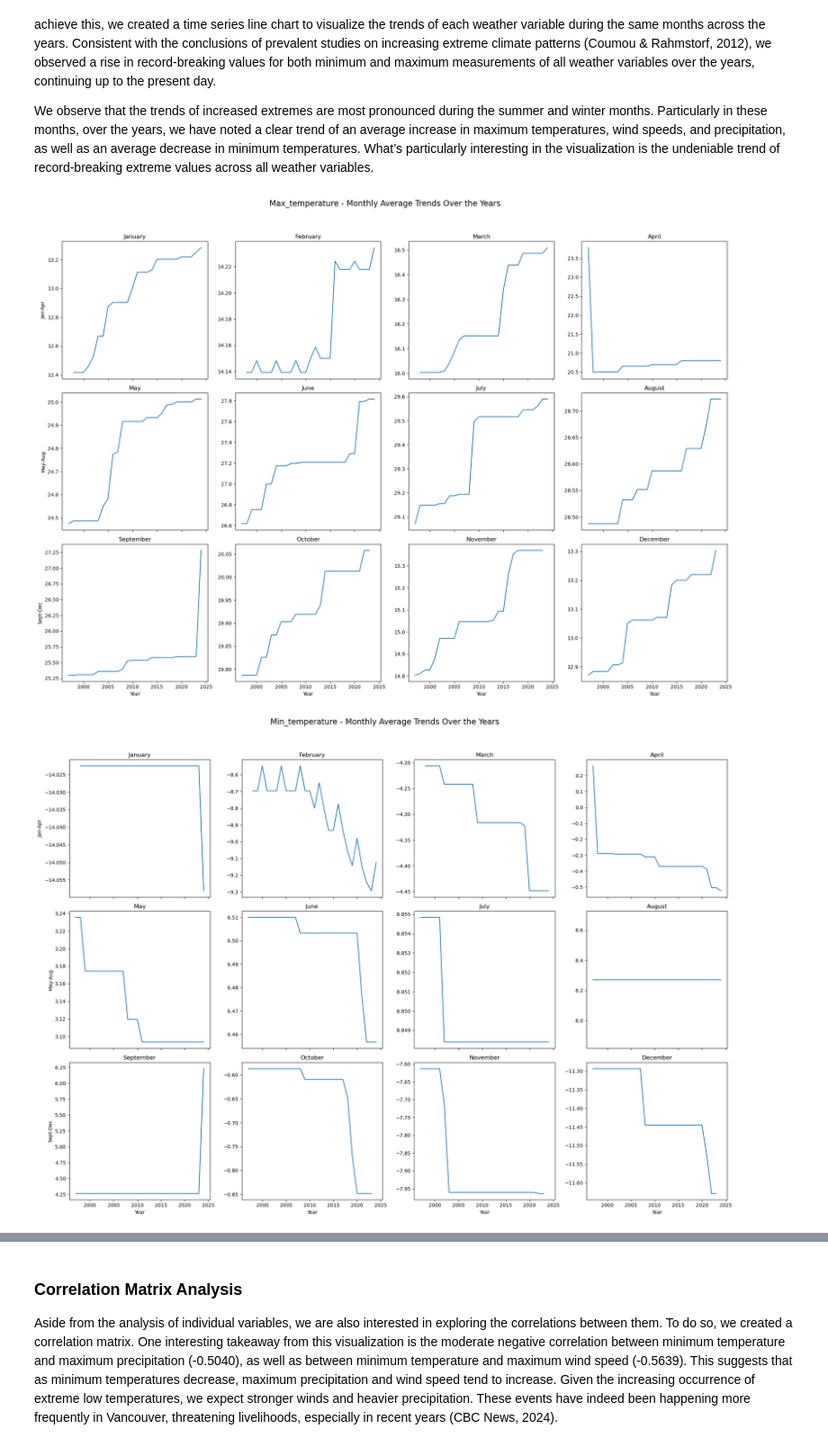
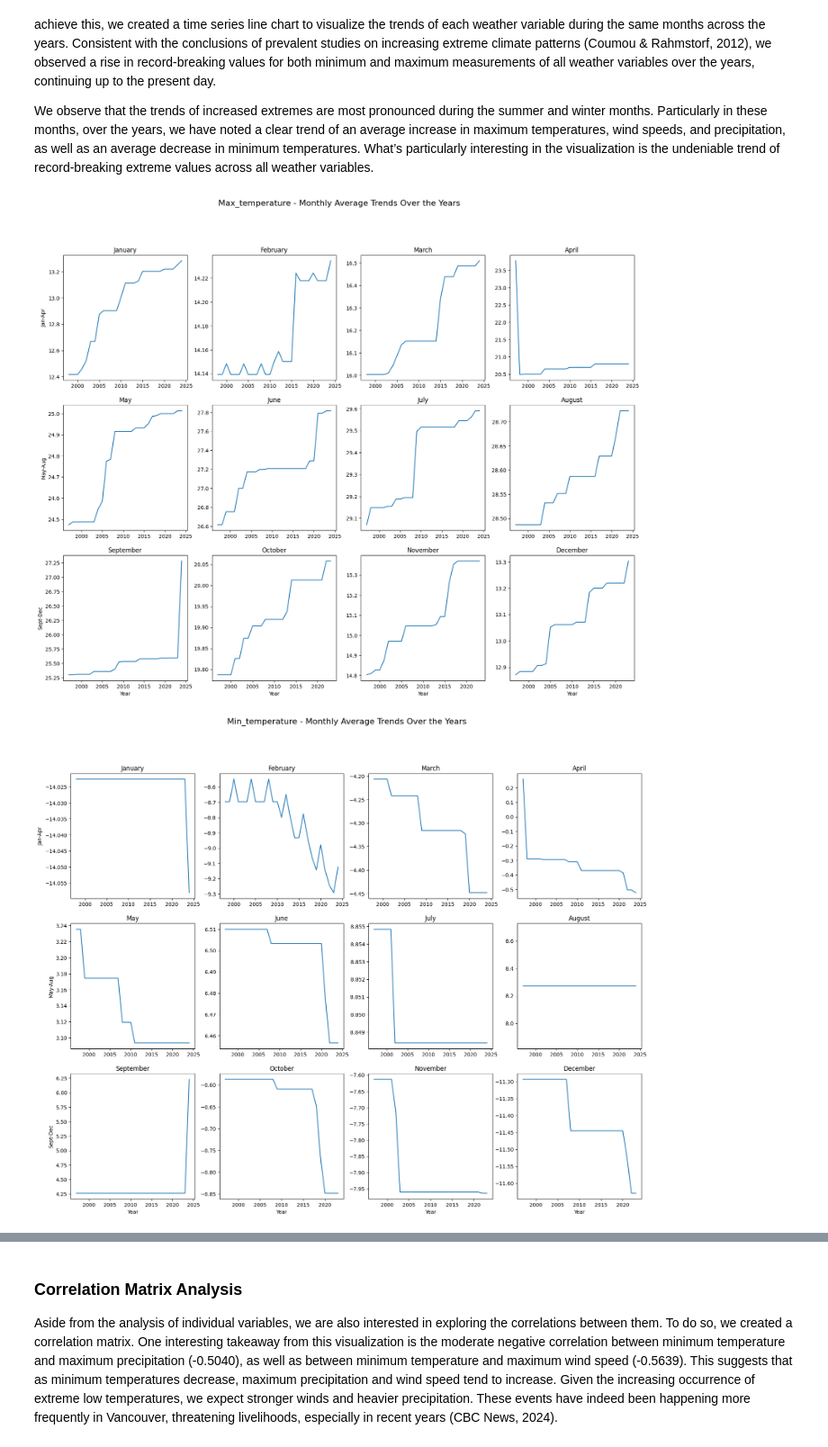
Before and after one commit to King7D/econ323-project, a Jupyter notebook: project.ipynb, the cells around one changed output, grey strips where cells are left out. Shown at 90% size. Drawn from its saved outputs; the diff is of its cells as text; code cells hidden in the pictures.

```diff
--- a/project.ipynb
+++ b/project.ipynb
@@ -99,35 +107,33 @@ We observe that the trends of increased extremes are most pronounced during the
 # %%
 # Extract month and year for grouping
 ts_data["month"] = ts_data["date"].dt.month
 ts_data["year"] = ts_data["date"].dt.year
 
+# List of variables to compute monthly averages for
 variables = ["max_temperature", "min_temperature","max_wind_speed","max_precipitation"]
-
-# Compute within-month averages for each variable
 monthly_avg = ts_data.groupby(["year", "month"])[variables].mean().reset_index()
 
 # Time-Series Visualization by Month
 month_groups = [(1, 4), (5, 8), (9, 12)]
 month_labels = ["Jan-Apr", "May-Aug", "Sept-Dec"]
 months = ["January", "February", "March", "April", "May", "June", "July", "August", "September", "October", "November", "December"]
 
-for i, variable in enumerate(variables):
-    fig, axes = plt.subplots(3, 4, figsize=(20, 15), sharex=True, sharey=False)
+for variable in variables:
+    fig, axes = plt.subplots(3, 4, figsize=(20, 15))
     fig.suptitle(f"{variable.capitalize()} - Monthly Average Trends Over the Years", fontsize=16)
 
-    for row, (start_month, end_month) in enumerate(month_groups):
-        for month in range(start_month, end_month + 1):
-            ax = axes[row, month - start_month]
-            monthly_data = monthly_avg[monthly_avg["month"] == month]
-            ax.plot(monthly_data["year"], monthly_data[variable], label=f"{months[month - 1]}")
-            ax.set_title(f"{months[month - 1]}")
-            if row == 2:
-                ax.set_xlabel("Year")
-            if month == start_month:
-                ax.set_ylabel(month_labels[row])
+    for month in range(1, 13):
+        row, col = divmod(month - 1, 4)
+        monthly_data = monthly_avg[monthly_avg["month"] == month]
+        ax = axes[row, col]
+        ax.plot(monthly_data["year"], monthly_data[variable], label=f"{months[month - 1]}")
+        ax.set_title(f"{months[month - 1]}")
 
-    plt.tight_layout(rect=[0, 0.03, 1, 0.95])
-    plt.show()
+        if row == 2:
+            ax.set_xlabel("Year")
+        if col == 0:
+            ax.set_ylabel(f"{month_labels[row]}")
+plt.show()
 # %% [output]
-[figure, old version]
+[figure, new version]
-[figure, old version]
+[figure, new version]
```
Also changed, not shown: parts of 11 cells of this notebook.
